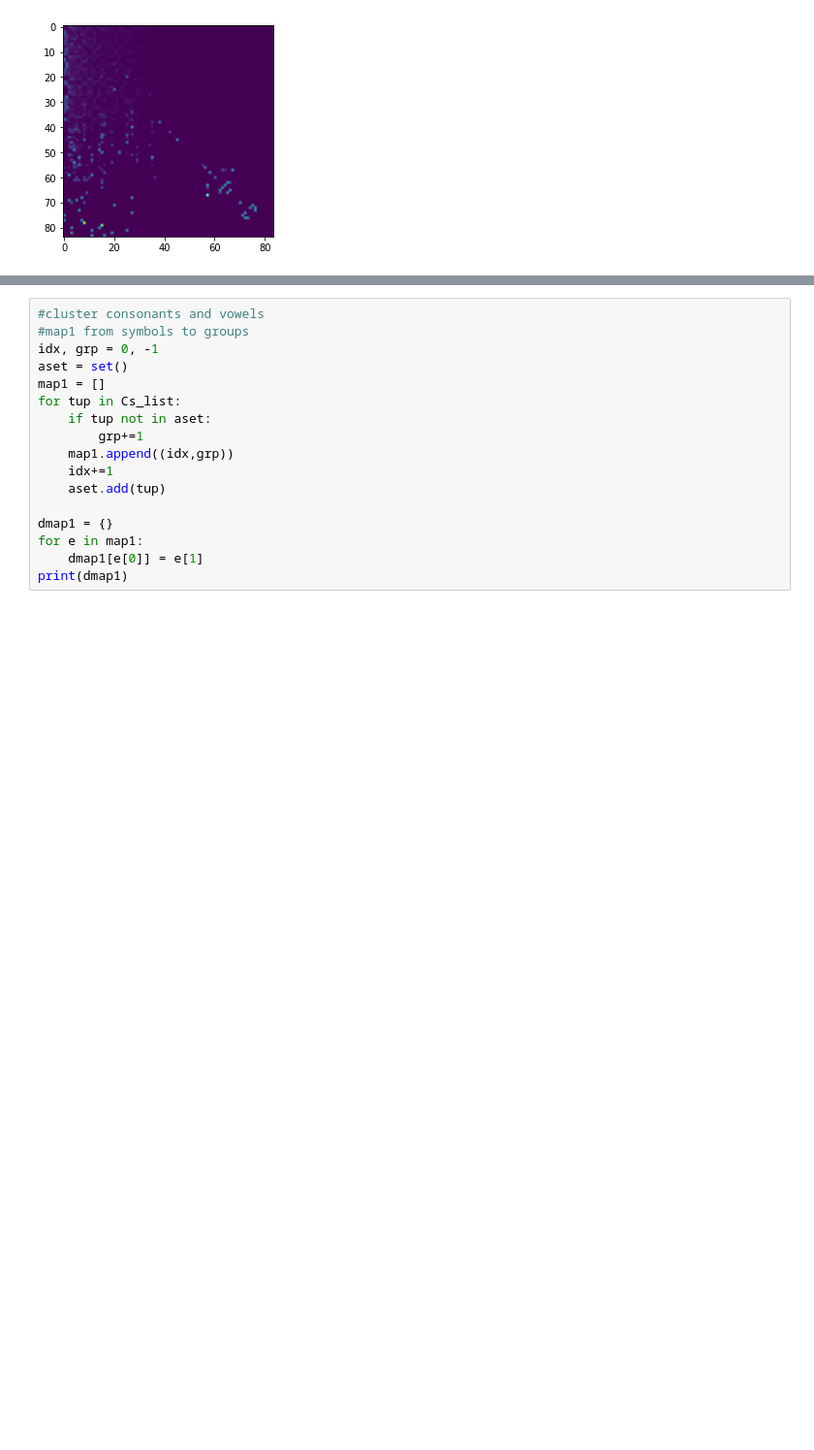
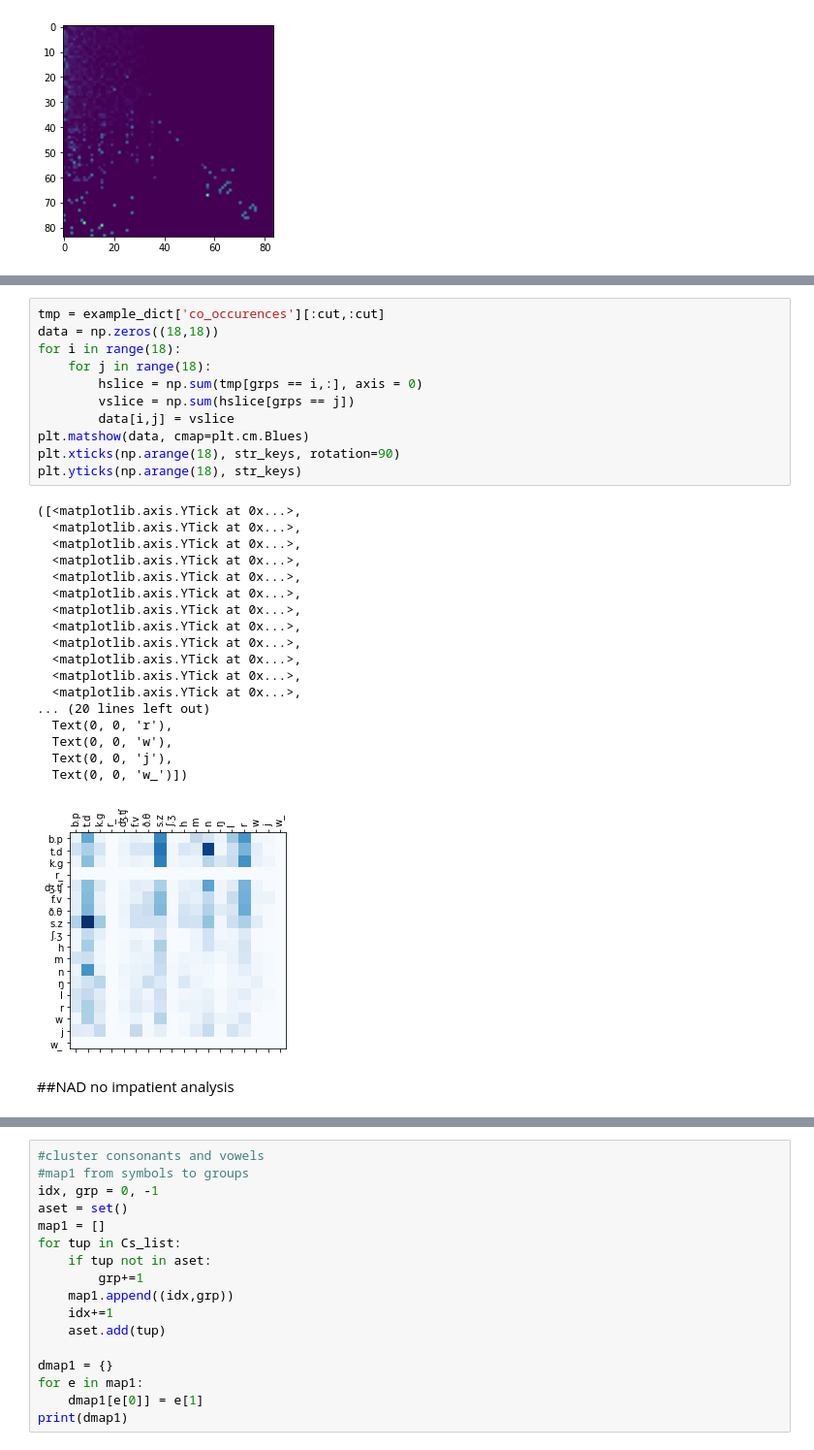
Before and after one commit to clement-bonnet/Lazimpa, a Jupyter notebook: LazImpa.ipynb, the cells around one changed output, grey strips where cells are left out. Shown: that part at 97% size. Cells and saved outputs as stored; diff of their text form; blank space fills up the shorter version.

```diff
--- a/LazImpa.ipynb
+++ b/LazImpa.ipynb
@@ -939,3 +970,35 @@ plt.imshow(example_dict['co_occurences'])
+# %%
+tmp = example_dict['co_occurences'][:cut,:cut]
+data = np.zeros((18,18))
+for i in range(18):
+    for j in range(18):
+        hslice = np.sum(tmp[grps == i,:], axis = 0)
+        vslice = np.sum(hslice[grps == j])
+        data[i,j] = vslice
+plt.matshow(data, cmap=plt.cm.Blues)
+plt.xticks(np.arange(18), str_keys, rotation=90)
+plt.yticks(np.arange(18), str_keys)
+# %% [output]
+([<matplotlib.axis.YTick at 0x...>,
+  <matplotlib.axis.YTick at 0x...>,
+  <matplotlib.axis.YTick at 0x...>,
+  <matplotlib.axis.YTick at 0x...>,
+  <matplotlib.axis.YTick at 0x...>,
+  <matplotlib.axis.YTick at 0x...>,
+  <matplotlib.axis.YTick at 0x...>,
+  <matplotlib.axis.YTick at 0x...>,
+  <matplotlib.axis.YTick at 0x...>,
+  <matplotlib.axis.YTick at 0x...>,
+  <matplotlib.axis.YTick at 0x...>,
+  <matplotlib.axis.YTick at 0x...>,
+... (20 lines left out)
+  Text(0, 0, 'r'),
+  Text(0, 0, 'w'),
+  Text(0, 0, 'j'),
+  Text(0, 0, 'w_')])
+[figure, added]
+# %% [markdown]
+##NAD no impatient analysis
 # %%
 messages = np.load('Lazimpa/experiments/dir_save_not_impatient_nad_1e-2/messages/messages_500.npy', allow_pickle=True)
 print(messages)
```
Also changed, not shown: parts of 51 cells of this notebook.
